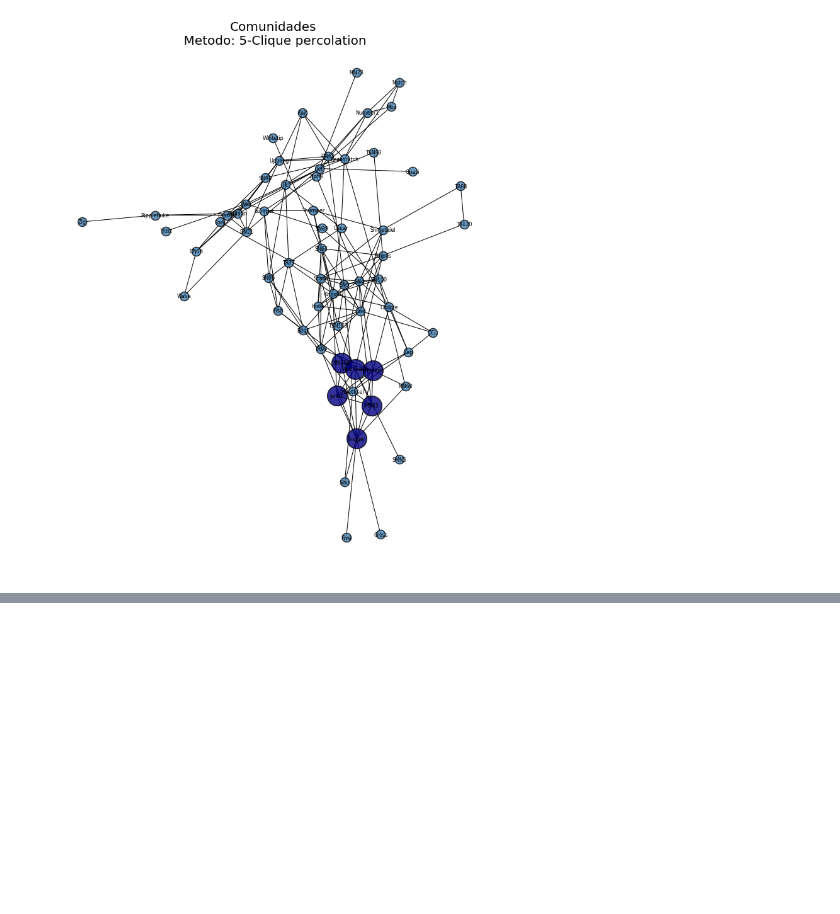
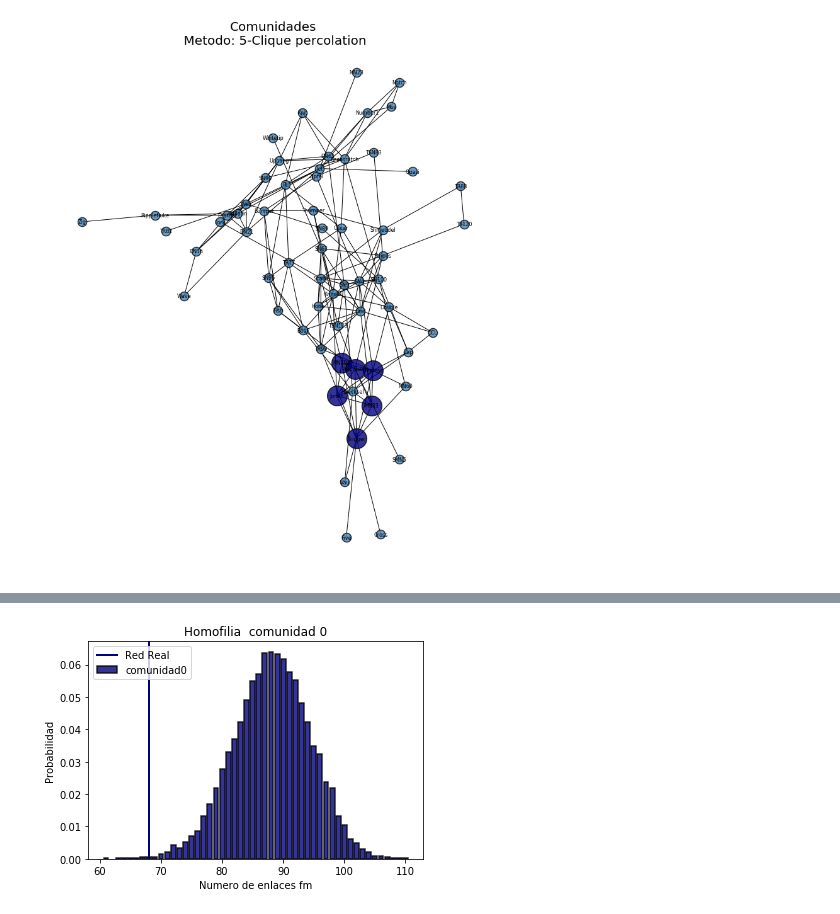
Before and after one commit to Redes2018/tp3, a Jupyter notebook: Louvain.ipynb, the cells around one changed output, grey strips where cells are left out. Saved outputs shown, nothing was run; the diff lists cells and outputs as text; code cells hidden in the pictures; blank space fills up the shorter version.

Commit message:
con homofilia

```diff
--- a/Louvain.ipynb
+++ b/Louvain.ipynb
@@ -405,7 +410,7 @@ for c in a:
     Nhem.append(fc)
     Nmac.append(mc)
     #Calculo el Fisher
-    pFish=scipy.misc.comb(F,fc)*scipy.misc.comb(N-F,dc-fc)/scipy.misc.comb(N,dc)
+    pFish=scipy.misc.comb(F,fc)*scipy.misc.comb(D-F,dc-fc)/scipy.misc.comb(D,dc)
     pFisher.append(pFish)
     #Calculo del pvalor:
     pvalor=0
@@ -417,6 +422,7 @@ for c in a:
 
 
 #levanto la data del rewiring
+outfolder ='C:/Users/Lucio/Desktop/FACULTAD/Redes/datos/datosTP3/'
 enlaces_red_real=[]
 enlaces_red_rewiring=[]#valor medio del histograma
 modularidad_rewiring=[]
@@ -646,3 +652,98 @@ Comunidad 2: numerodecliques: 10 numerodedelfines: 7
 Numero de comunidades encontradas: 1
 Comunidad 0: numerodecliques: 2 numerodedelfines: 6
 [figure]
+# %%
+#------------------------------------------------------------------------------------------
+#Homofilia
+#------------------------------------------------------------------------------------------
+
+G=mydolphins.copy()
+a=np.unique(comunidades) #a es un vector que tiene las comunidades [0,1,2,3,4]
+mean_enlacesfm = []
+desv_enlacesfm = []
+
+for c in a:
+
+    Enlaces_fm = [] # Lista donde vamos a almacenar la cantidad de enlaces entre géneros distintos
+
+    # Hacemos N asignaciones aleatorias de género:
+    num_asignaciones = 10000
+
+    for it in range(num_asignaciones):
+        if it==0:
+            genero_shuffle = genero # Conservamos la red real en la primera iteración
+        else:
+            genero_shuffle = genero
+            np.random.shuffle(genero_shuffle) # Reordenamos aleat los generos para el resto de las iteraciones
+
+        # Reasignamos a cada nodo un valor de genero del vector de genero_shuffle:
+        for d,g in zip(delfines,genero_shuffle):
+            G.add_node(d, gender=g)
+
+        #Contamos la fraccion de enlaces que conecta nodos con diferente genero:
+        enlaces = list(G.edges.data())
+        enlaces_fm = 0 # Ponemos en cero el contador de enlaces cruzados
+        # Recorremos los enlaces y nos fijamos cual de ellos es del tipo f-m:
+        for i in range(0,len(enlaces)-1):
+            genero1 = G.nodes[enlaces[i][0]]['gender']
+            genero2 = G.nodes[enlaces[i][1]]['gender']
+            if genero1 != genero2:   # Comparamos los generos e incrementamos el contador si los generos son diferentes
+                enlaces_fm += 1
+        Enlaces_fm.append(enlaces_fm) # Guardamos la cantidad de enlaces f-m en cada iteración
+
+    # Ahora tenemos una lista Enlaces_fm con la cantidad de enlaces cruzados para N iteraciones
+    # Recordamos que la primera componente corresponde a la red real
+
+    # Valor medio y desviacion standar
+    mean_enlacesfm.append(round(np.mean(Enlaces_fm),4))
+    desv_enlacesfm.append(round(np.std(Enlaces_fm),4))
+
+#----------------------------------------------------
+
+    outfolder ='C:/Users/Lucio/Desktop/FACULTAD/Redes/datos/datosTP3/'
+    colores_com = np.linspace(0,1,l) # quiero n colores
+    colores = [ cm.jet(x) for x in colores_com ] # transformo en colores del colormap que quiera
+
+    # Histograma y p-valor:
+    histograma = np.unique(Enlaces_fm,return_counts=True)
+    k_enlacesfm = histograma[0] # El vector cantidad de enlaces fm, ordenado
+    probabilidad = histograma[1]/float(num_asignaciones) # Cantidad de veces que aparece cada valor de enlaces, normalizado
+
+    # p-valor: la probabilidad que queda acumulada a la izq del numero de enlaces_fm de la red real
+    # Buscamos el k_enlacesfm mas cercano al de la red real
+    closestto = Enlaces_fm[0]
+    theclosest = min(histograma[0], key=lambda x:abs(x-closestto)) # devuelve el k_enlacesfm más cercano al valor real
+    theclosest_index = int(np.where(histograma[0] == theclosest)[0]) # devuelve el indice correspondiente al valor anterior
+
+    # Sumamos las probabilidades desde el mas cercano hasta el ultimo hacia la derecha
+    pvalue=1-np.sum(probabilidad[theclosest_index :])
+    print ('p valor: {}'.format(pvalue))
+
+
+    plt.figure(c)
+    plt.bar(k_enlacesfm,
+             probabilidad,
+             color=colores[c],
+             linewidth=1.5,
+             edgecolor='black',
+             label='comunidad'+str(c),
+             alpha=0.8,
+             )
+    plt.axvline(Enlaces_fm[0],
+                color=colores[c],
+                linewidth=2,
+                label='Red Real')
+    plt.xlabel('Numero de enlaces fm')
+    plt.ylabel('Probabilidad')
+    plt.legend(loc='upper left')
+    plt.title('Homofilia '+' comunidad '+str(c))
+    plt.savefig(outfolder+'Homofilia'+' comunidad '+str(c)+'.png')
+    plt.show()
+
+tabla_resumen = pd.DataFrame({"Comunidades":["Comunidad0","Comunidad1","Comunidad2","Comunidad3","Comunidad4"],
+                    'Valor medio(H null)':mean_enlacesfm,
+                    'Desviacion Standar':desv_enlacesfm,
+                    'Valor Red Real':Enlaces_fm[0]
+                   })
+tabla_resumen
+# %% [output]
@@ -648,0 +751 @@ Comunidad 0: numerodecliques: 2 numerodedelfines: 6
+[figure, added]
```
Also changed, not shown: parts of 5 cells of this notebook.
